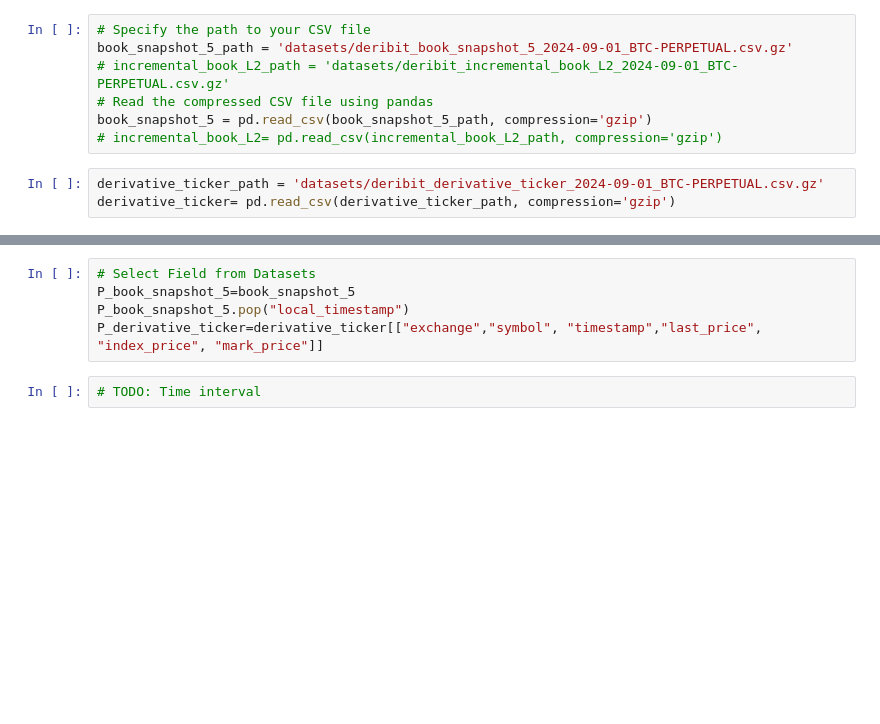
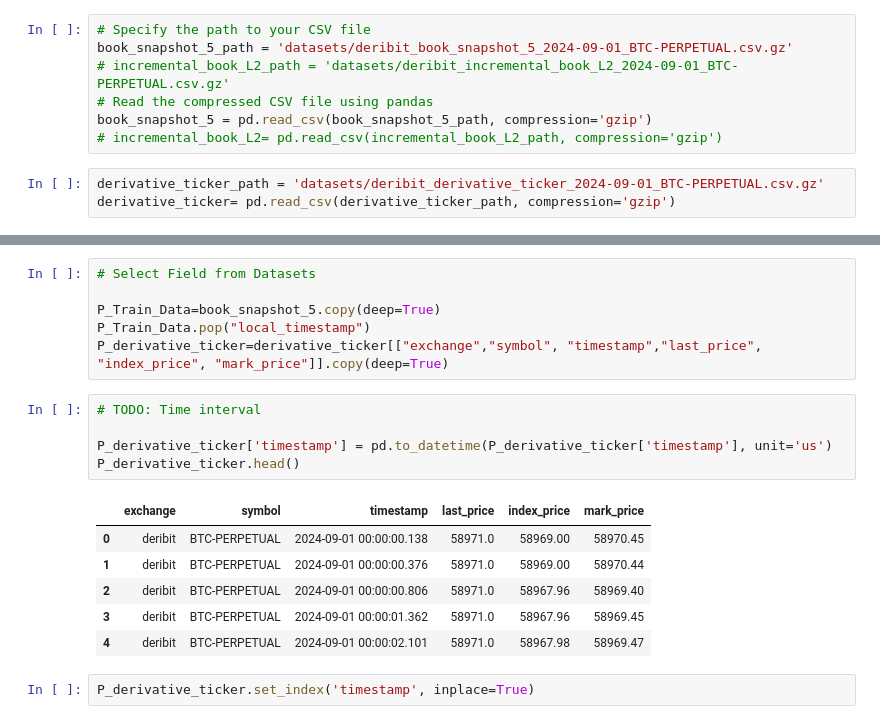
Before and after one commit to jyam12/FYP, a Jupyter notebook: read_data.ipynb, the cells around one changed output, grey strips where cells are left out. Cells and saved outputs as stored; diff of their text form; blank space fills up the shorter version.

```diff
--- a/read_data.ipynb
+++ b/read_data.ipynb
@@ -26,7 +58,20 @@ book_snapshot_5.head()
 # %%
 # Select Field from Datasets
-P_book_snapshot_5=book_snapshot_5
-P_book_snapshot_5.pop("local_timestamp")
-P_derivative_ticker=derivative_ticker[["exchange","symbol", "timestamp","last_price", "index_price", "mark_price"]]
+
+P_Train_Data=book_snapshot_5.copy(deep=True)
+P_Train_Data.pop("local_timestamp")
+P_derivative_ticker=derivative_ticker[["exchange","symbol", "timestamp","last_price", "index_price", "mark_price"]].copy(deep=True)
-# %%
-# TODO: Time interval
+# %%
+# TODO: Time interval
+
+P_derivative_ticker['timestamp'] = pd.to_datetime(P_derivative_ticker['timestamp'], unit='us')
+P_derivative_ticker.head()
+# %% [output]
+|  | exchange | symbol | timestamp | last_price | index_price | mark_price |
+| 0 | deribit | BTC-PERPETUAL | 2024-09-01 00:00:00.138 | 58971.0 | 58969.00 | 58970.45 |
+| 1 | deribit | BTC-PERPETUAL | 2024-09-01 00:00:00.376 | 58971.0 | 58969.00 | 58970.44 |
+| 2 | deribit | BTC-PERPETUAL | 2024-09-01 00:00:00.806 | 58971.0 | 58967.96 | 58969.40 |
+| 3 | deribit | BTC-PERPETUAL | 2024-09-01 00:00:01.362 | 58971.0 | 58967.96 | 58969.45 |
+| 4 | deribit | BTC-PERPETUAL | 2024-09-01 00:00:02.101 | 58971.0 | 58967.98 | 58969.47 |
+# %%
+P_derivative_ticker.set_index('timestamp', inplace=True)
```
Also changed, not shown: parts of 14 cells of this notebook.
